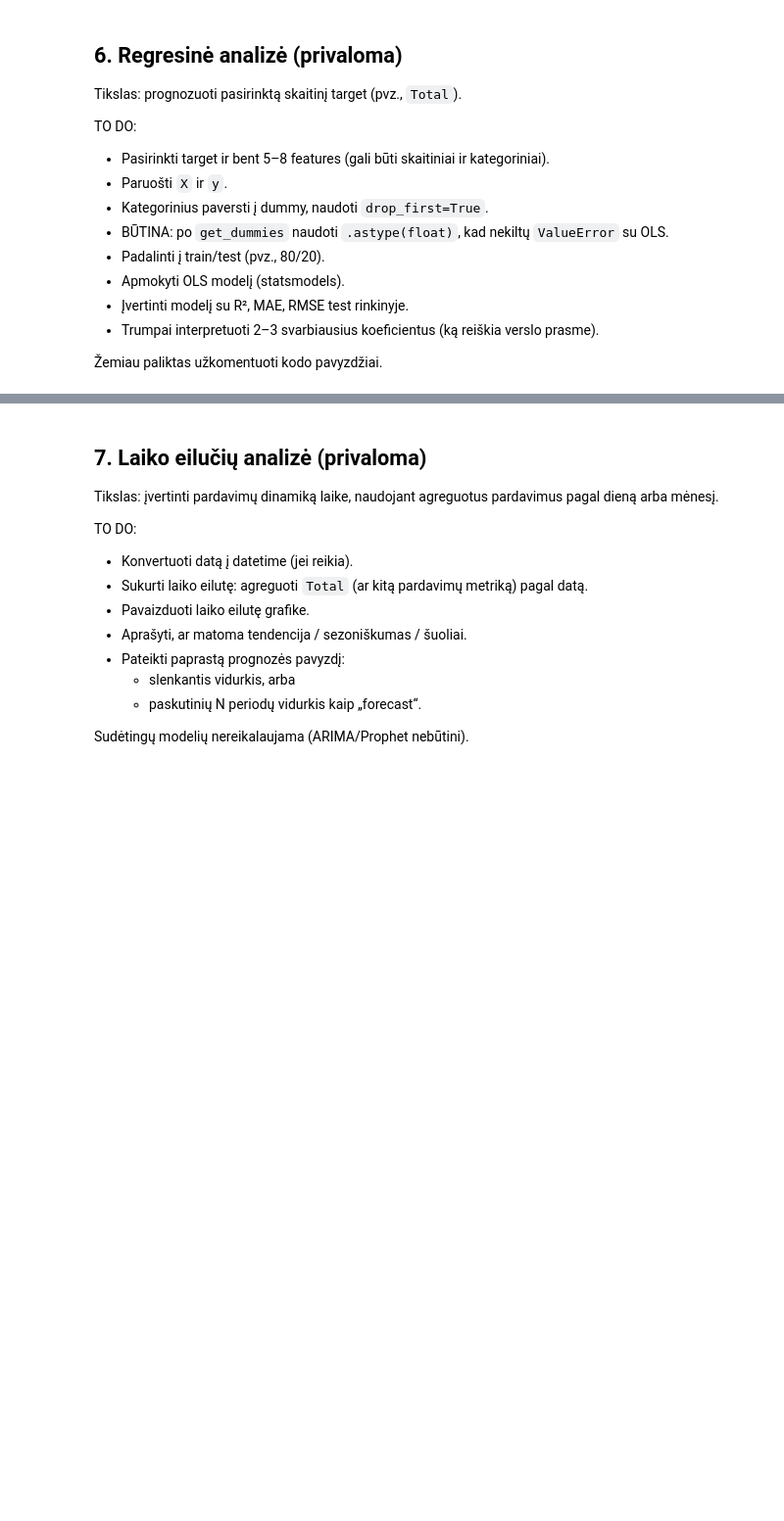
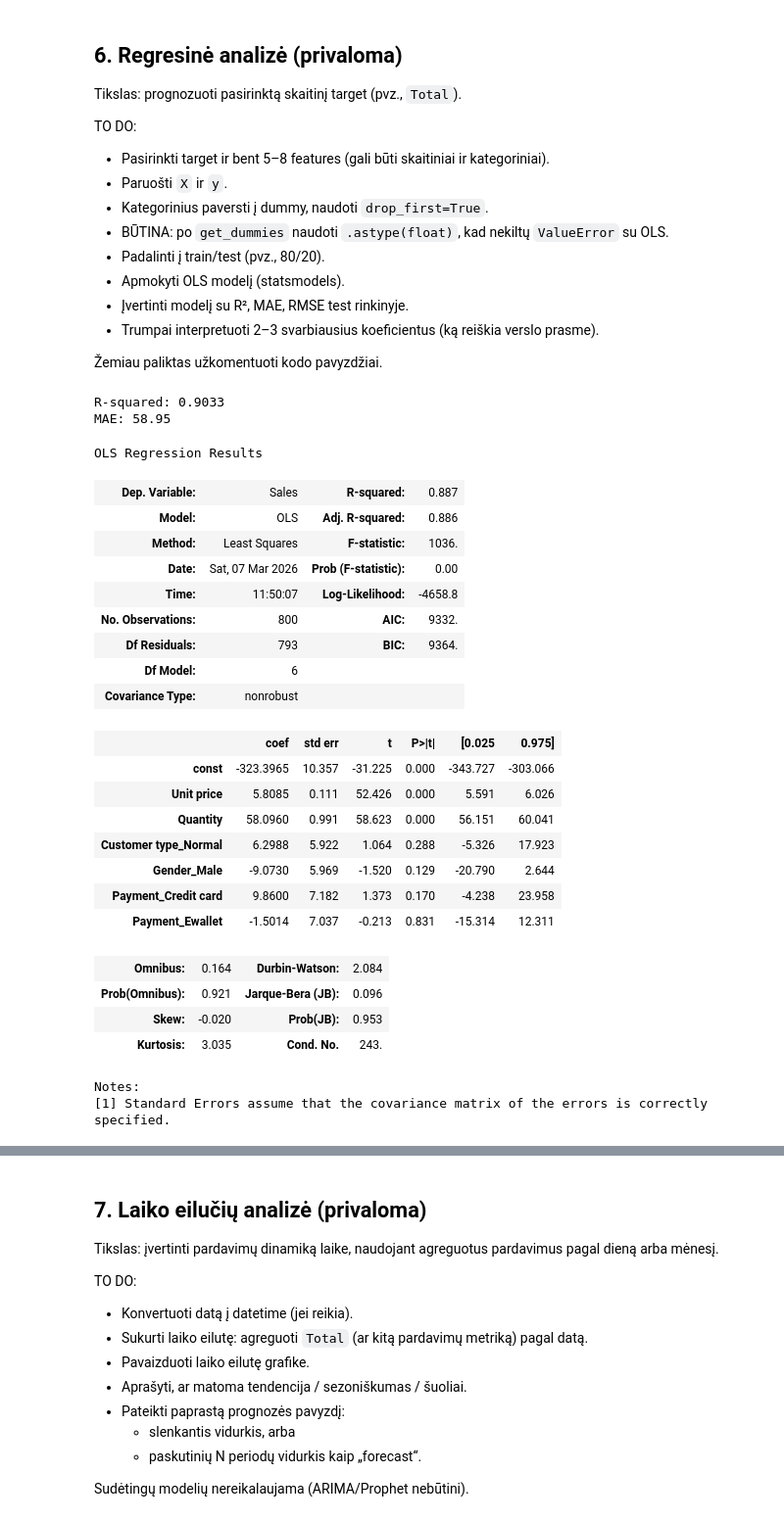
Before and after one commit to MigleSdc/BIT-kursai, a Jupyter notebook: 03_Python/Capstone Project_Supermarket_Sales.ipynb, the cells around one changed output, grey strips where cells are left out. Shown at 98% size. Drawn from its saved outputs; the diff is of its cells as text; code cells hidden in the pictures; blank space fills up the shorter version.

```diff
--- a/03_Python/Capstone Project_Supermarket_Sales.ipynb
+++ b/03_Python/Capstone Project_Supermarket_Sales.ipynb
@@ -332,0 +365,47 @@ TO DO:
+# %%
+# Pasirenkame kintamuosius
+target = "Sales"
+features = ["Unit price", "Quantity", "Customer type", "Gender", "Payment"]
+
+X_raw = df[features].copy()
+y = df[target].astype(float)
+
+# Paverčiame kategorinius į skaičius (Dummy variables)
+X = pd.get_dummies(X_raw, drop_first=True).astype(float)
+
+# Modelio mokymas
+X_train, X_test, y_train, y_test = train_test_split(X, y, test_size=0.2, random_state=42)
+model = sm.OLS(y_train, sm.add_constant(X_train)).fit()
+
+# Vertinimas
+pred = model.predict(sm.add_constant(X_test))
+print(f"R-squared: {r2_score(y_test, pred):.4f}")
+print(f"MAE: {mean_absolute_error(y_test, pred):.2f}")
+model.summary()
+# %% [output]
+R-squared: 0.9033
+MAE: 58.95
+OLS Regression Results
+| Dep. Variable: | Sales | R-squared: | 0.887 |
+| Model: | OLS | Adj. R-squared: | 0.886 |
+| Method: | Least Squares | F-statistic: | 1036. |
+| Date: | Sat, 07 Mar 2026 | Prob (F-statistic): | 0.00 |
+| Time: | 11:50:07 | Log-Likelihood: | -4658.8 |
+| No. Observations: | 800 | AIC: | 9332. |
+| Df Residuals: | 793 | BIC: | 9364. |
+| Df Model: | 6 |  |  |
+| Covariance Type: | nonrobust |  |  |
+|  | coef | std err | t | P>|t| | [0.025 | 0.975] |
+| const | -323.3965 | 10.357 | -31.225 | 0.000 | -343.727 | -303.066 |
+| Unit price | 5.8085 | 0.111 | 52.426 | 0.000 | 5.591 | 6.026 |
+| Quantity | 58.0960 | 0.991 | 58.623 | 0.000 | 56.151 | 60.041 |
+| Customer type_Normal | 6.2988 | 5.922 | 1.064 | 0.288 | -5.326 | 17.923 |
+| Gender_Male | -9.0730 | 5.969 | -1.520 | 0.129 | -20.790 | 2.644 |
+| Payment_Credit card | 9.8600 | 7.182 | 1.373 | 0.170 | -4.238 | 23.958 |
+| Payment_Ewallet | -1.5014 | 7.037 | -0.213 | 0.831 | -15.314 | 12.311 |
+| Omnibus: | 0.164 | Durbin-Watson: | 2.084 |
+| Prob(Omnibus): | 0.921 | Jarque-Bera (JB): | 0.096 |
+| Skew: | -0.020 | Prob(JB): | 0.953 |
+| Kurtosis: | 3.035 | Cond. No. | 243. |
+Notes:
+[1] Standard Errors assume that the covariance matrix of the errors is correctly specified.
```
Also changed, not shown: parts of 5 cells of this notebook.
